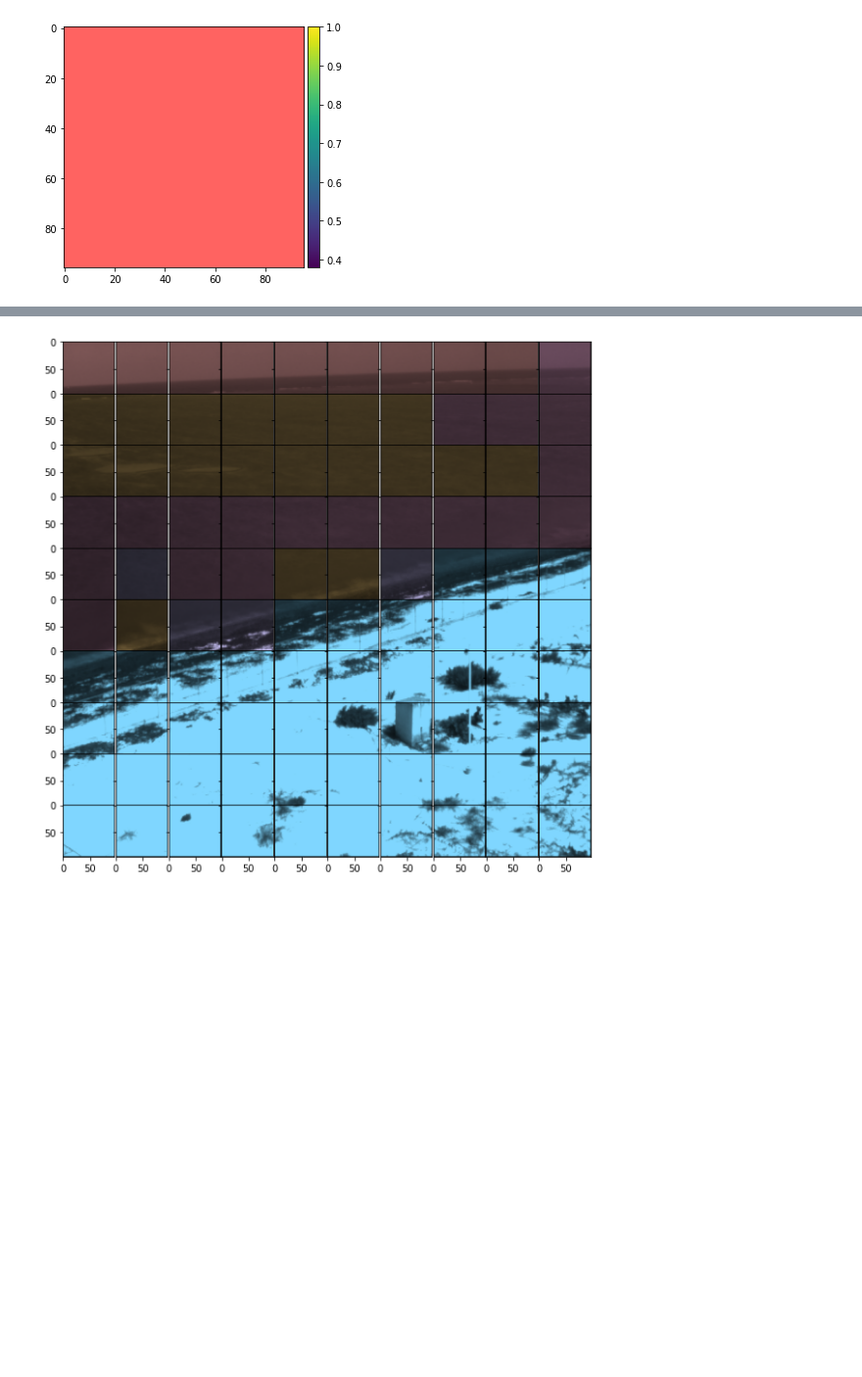
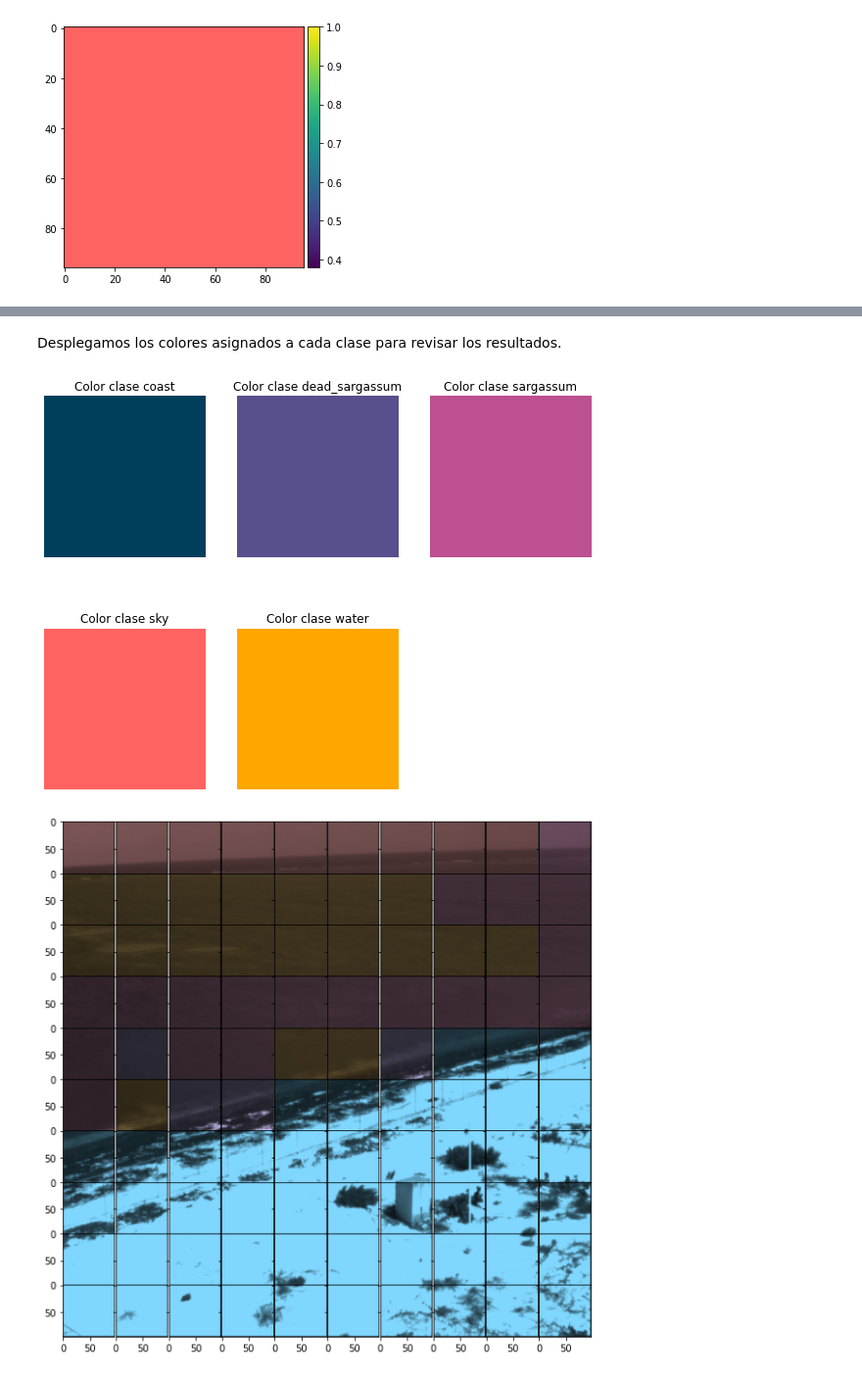
Before and after one commit to bondi7/sargassum-image-detection, a Jupyter notebook: model.ipynb, the cells around one changed output, grey strips where cells are left out. Shown at 98% size. Saved outputs shown, nothing was run; the diff lists cells and outputs as text; code cells hidden in the pictures; blank space fills up the shorter version.

Commit message:
Completed segmentation image masking.

```diff
--- a/model.ipynb
+++ b/model.ipynb
@@ -303,3 +311,17 @@ plt.show()
+# %% [markdown]
+Desplegamos los colores asignados a cada clase para revisar los resultados.
+# %%
+plt.figure(figsize=(10, 8))
+
+for i in range(5):
+    square = np.tile(class_color[i], (10, 10, 1))
+    plt.subplot(2, 3, i + 1)
+    plt.imshow(square)
+    plt.axis('off')
+    plt.title(f'Color clase {train_classes_[i]}')
+plt.show()
+# %% [output]
+[figure, added]
 # %%
 window_size = 10
 alpha = 0.5
```
Also changed, not shown: parts of 4 cells of this notebook.
